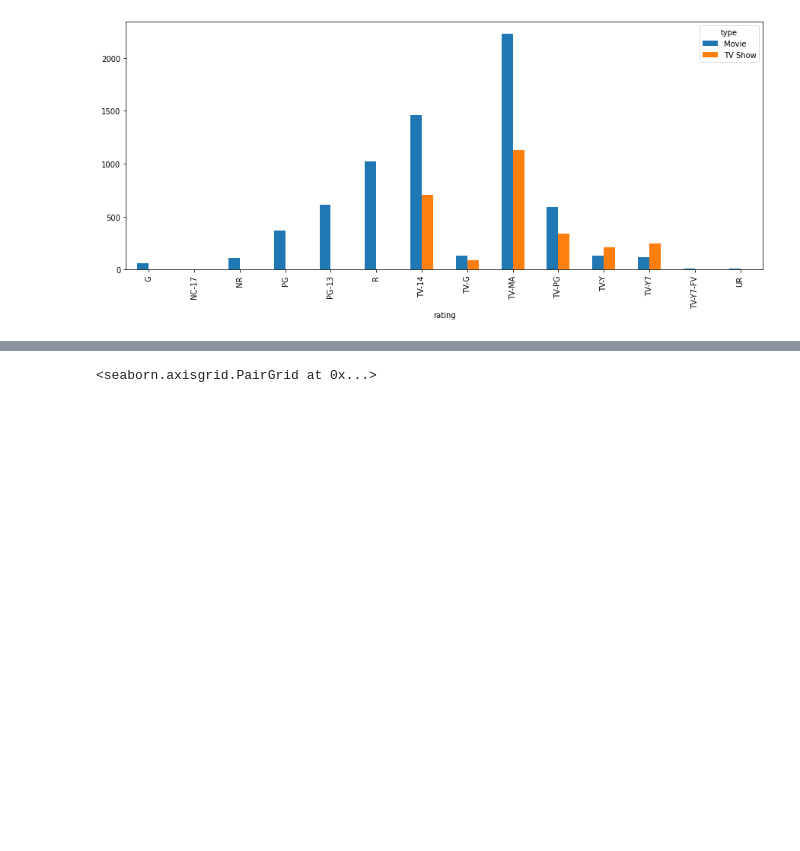
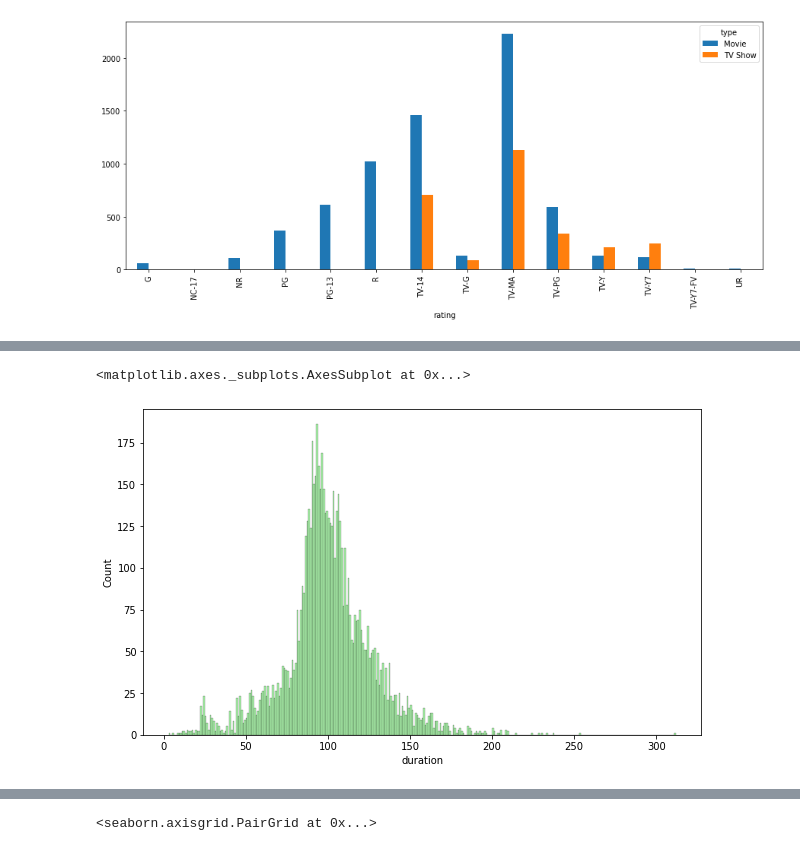
Before and after one commit to gauriagarwal18/NETFLIX_MOVIES_AND_TV_SHOWS_CLUSTERING, a Jupyter notebook: Netflix_Movies_And_Tv_Shows_Clustering_.ipynb, the cells around one changed output, grey strips where cells are left out. Drawn from its saved outputs; the diff is of its cells as text; code cells hidden in the pictures; blank space fills up the shorter version.

```diff
--- a/Netflix_Movies_And_Tv_Shows_Clustering_.ipynb
+++ b/Netflix_Movies_And_Tv_Shows_Clustering_.ipynb
@@ -832,0 +842,7 @@ Text(0, 0.5, '')
+# %%
+#type of movie vs duration
+plt.figure(figsize=(10,6))
+sns.histplot(data=netflix[netflix["type"]=="Movie"],binwidth=True,x="duration",color="lightgreen")
+# %% [output]
+<matplotlib.axes._subplots.AxesSubplot at 0x...>
+[figure, added]
```
Also changed, not shown: parts of 4 cells of this notebook.
